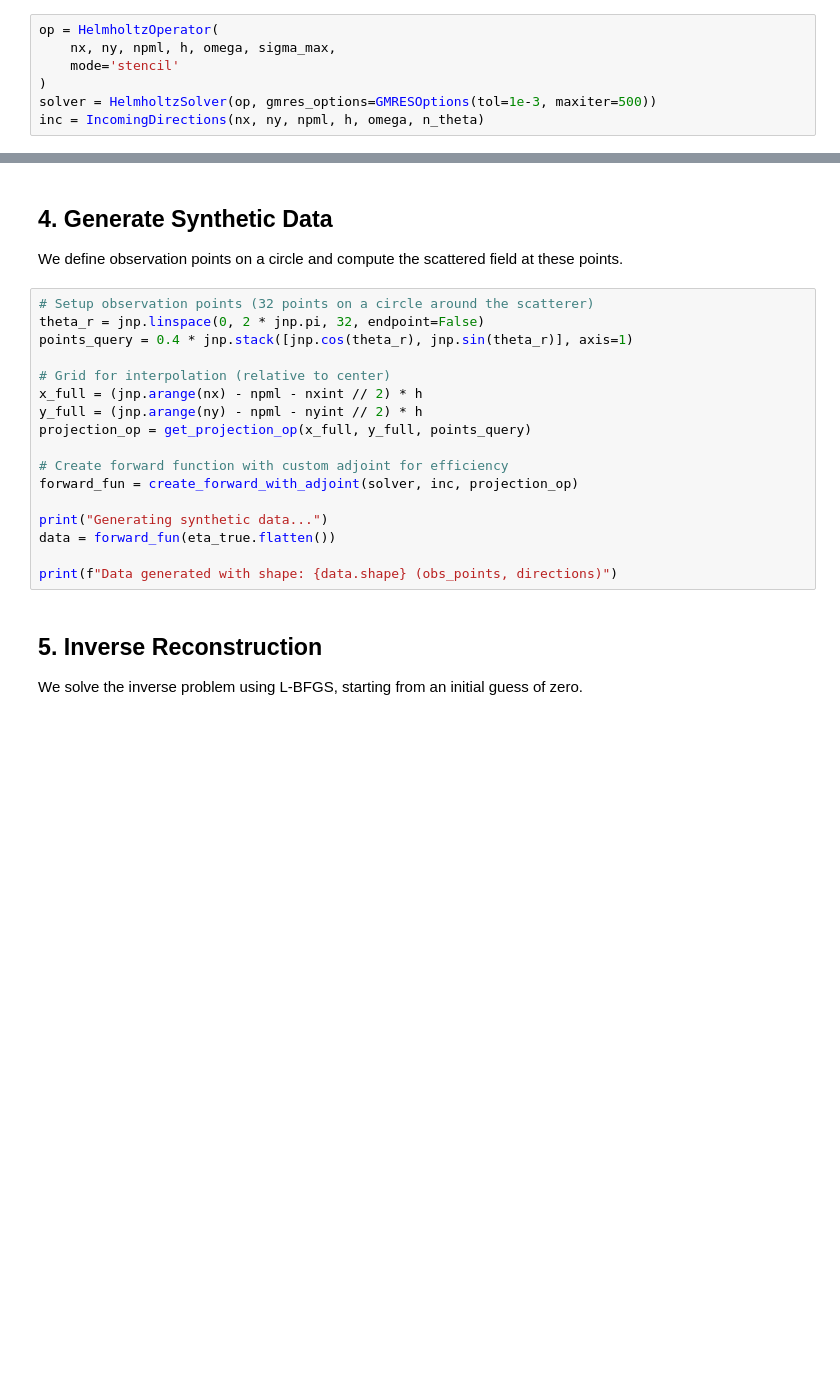
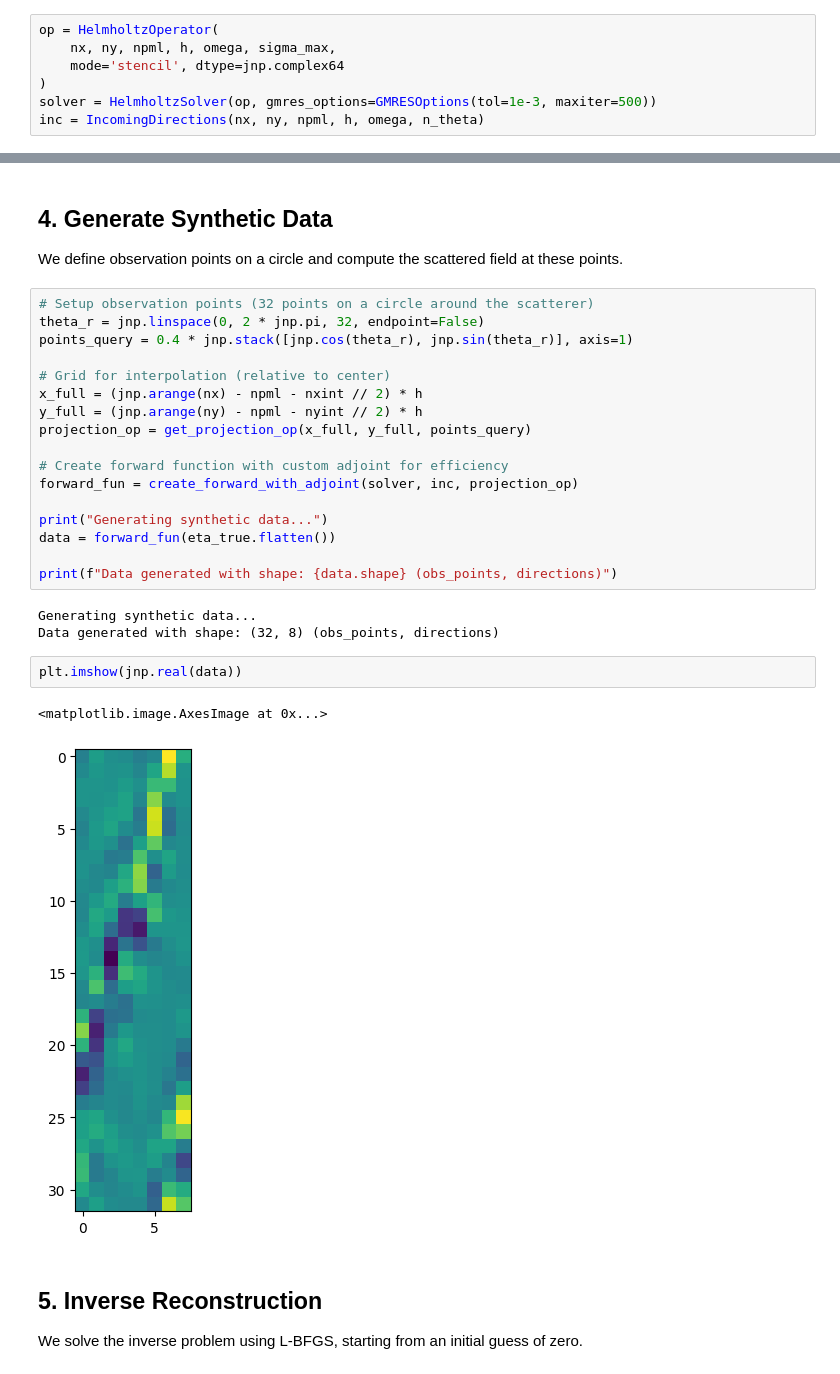
Before and after one commit to Forgotten/inverse_scattering_jax, a Jupyter notebook: notebooks/inverse_reconstruction.ipynb, the cells around one changed output, grey strips where cells are left out. Saved outputs shown, nothing was run; the diff lists cells and outputs as text; blank space fills up the shorter version.

```diff
--- a/notebooks/inverse_reconstruction.ipynb
+++ b/notebooks/inverse_reconstruction.ipynb
@@ -40,7 +40,7 @@ We use the `stencil` mode for efficient matrix-free application and a relaxed to
 # %%
 op = HelmholtzOperator(
     nx, ny, npml, h, omega, sigma_max,
-    mode='stencil'
+    mode='stencil', dtype=jnp.complex64
 )
 solver = HelmholtzSolver(op, gmres_options=GMRESOptions(tol=1e-3, maxiter=500))
 inc = IncomingDirections(nx, ny, npml, h, omega, n_theta)
@@ -86,6 +88,14 @@ print("Generating synthetic data...")
 data = forward_fun(eta_true.flatten())
 
 print(f"Data generated with shape: {data.shape} (obs_points, directions)")
+# %% [output]
+Generating synthetic data...
+Data generated with shape: (32, 8) (obs_points, directions)
+# %%
+plt.imshow(jnp.real(data))
+# %% [output]
+<matplotlib.image.AxesImage at 0x...>
+[figure, added]
 # %% [markdown]
 ## 5. Inverse Reconstruction
 We solve the inverse problem using L-BFGS, starting from an initial guess of zero.
```
Also changed, not shown: parts of 2 cells of this notebook, 5 other files.
